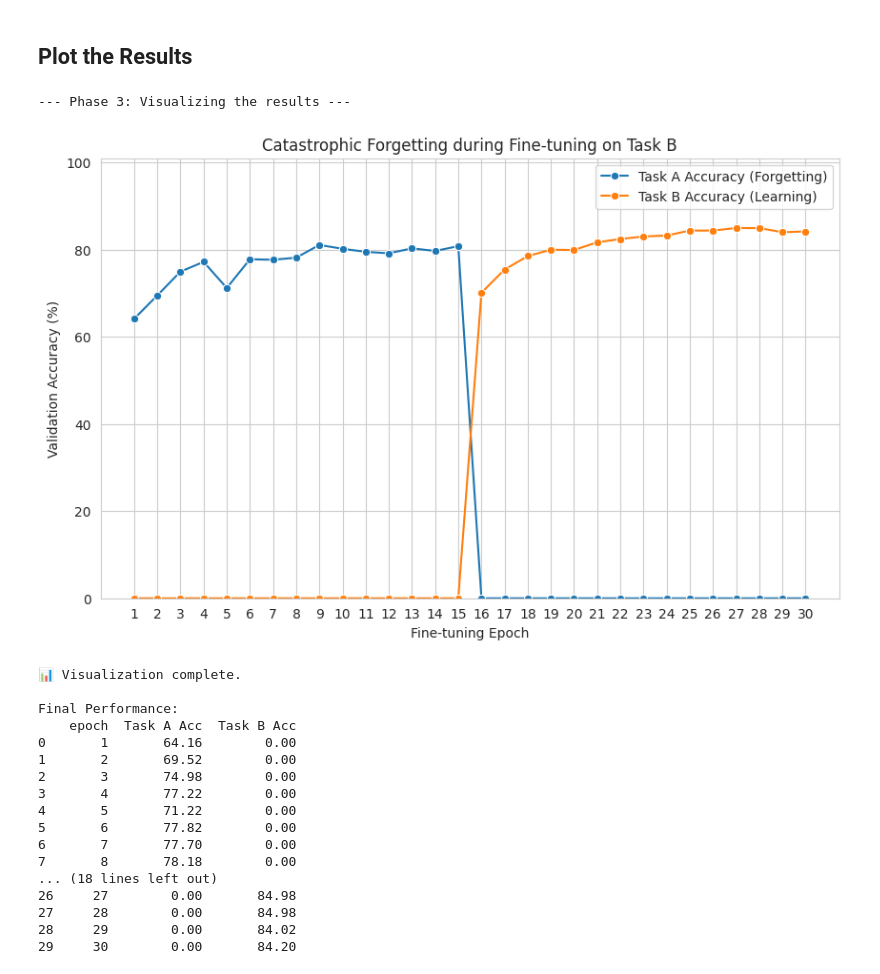
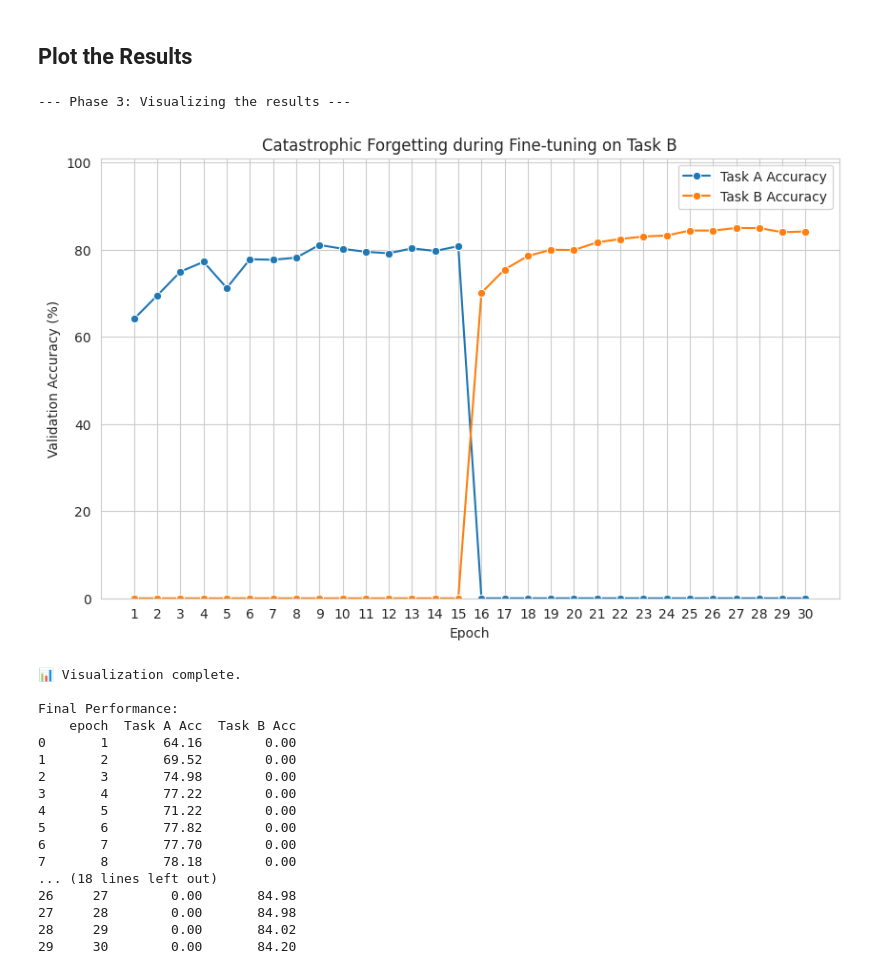
Before and after one commit to ReichtumQian/code-OptimForget, a Jupyter notebook: experiments/cifar10/sgd.ipynb, the cells around one changed output. Saved outputs shown, nothing was run; the diff lists cells and outputs as text; code cells hidden in the pictures.

```diff
--- a/experiments/cifar10/sgd.ipynb
+++ b/experiments/cifar10/sgd.ipynb
@@ -138,29 +138,29 @@ LOCAL_RANK: 0 - CUDA_VISIBLE_DEVICES: [0,1,2,3,4]
 # %%
 print("\n--- Phase 3: Visualizing the results ---")
 history_df = pd.DataFrame(forgetting_tracker.history)
 
 if not history_df.empty:
     plt.figure(figsize=(10, 6))
-    sns.lineplot(data=history_df, x='epoch', y='Task A Acc', marker='o', label='Task A Accuracy (Forgetting)')
-    sns.lineplot(data=history_df, x='epoch', y='Task B Acc', marker='o', label='Task B Accuracy (Learning)')
+    sns.lineplot(data=history_df, x='epoch', y='Task A Acc', marker='o', label='Task A Accuracy')
+    sns.lineplot(data=history_df, x='epoch', y='Task B Acc', marker='o', label='Task B Accuracy')
 
     plt.title('Catastrophic Forgetting during Fine-tuning on Task B')
-    plt.xlabel('Fine-tuning Epoch')
+    plt.xlabel('Epoch')
     plt.ylabel('Validation Accuracy (%)')
     plt.xticks(history_df['epoch'].unique())
     plt.legend()
     plt.grid(True)
     plt.ylim(0, 101)
     plt.show()
 
     print("\n📊 Visualization complete.")
     print("\nFinal Performance:")
     print(history_df.round(2))
 else:
     print("No history recorded to visualize.")
 # %% [output]
 --- Phase 3: Visualizing the results ---
-[figure, old version]
+[figure, new version]
 📊 Visualization complete.
 
 Final Performance:
```
Also changed, not shown: 7 other files.
